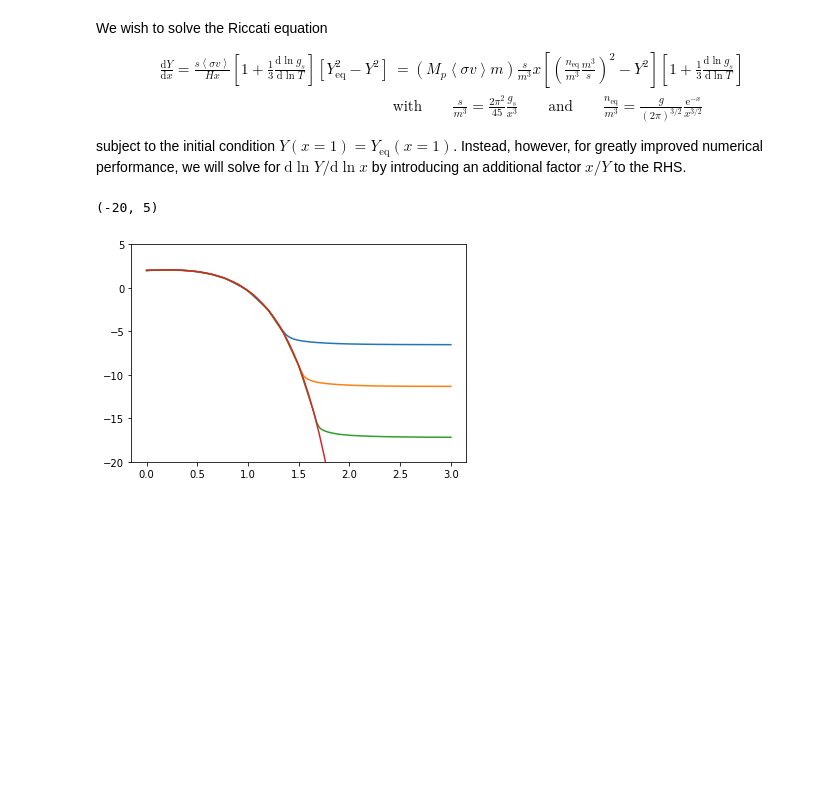
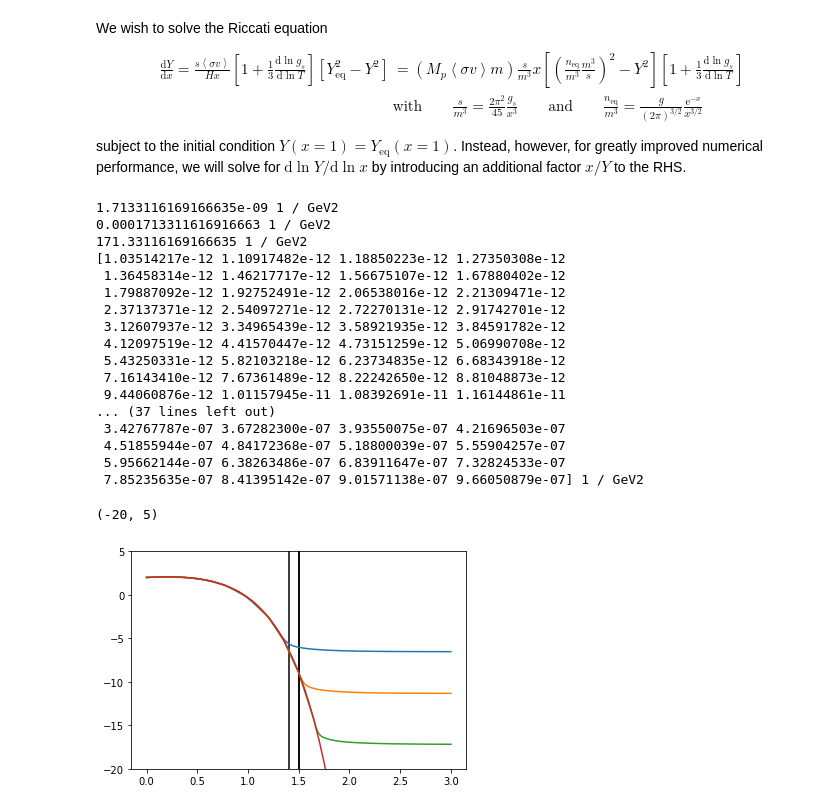
Before and after one commit to adam-coogan/gss19_sterile_nus, a Jupyter notebook: notebooks/week_1.ipynb, the cells around one changed output. Drawn from its saved outputs; the diff is of its cells as text; code cells hidden in the pictures; blank space fills up the shorter version.

```diff
--- a/notebooks/week_1.ipynb
+++ b/notebooks/week_1.ipynb
@@ -125,25 +125,48 @@ def Riccati(x, y, m, A, g=1):
     s = s_overm3(x, gsm(m/x))
     return A * s * x * ((neq_overm3(x, g)/s)**2 - y**2) * (1 + lngsmderiv(m/x) / 3)
 # %%
-m = 100*units.GeV
+m1 = 100*units.GeV
 # %%
 log10xmax = 3
-y0 = Yeq(1, gsm(m))
+y0 = Yeq(1, gsm(m1))
+
+xinterpr = interp2d(m, sigma, x_fo)
+
 for sexp in (-26, -21, -15):
-    sigma = 2*10**sexp * (units.cm**3/units.s)/C.c
-    sigma = (sigma/(C.hbar*C.c)**2).to(units.GeV**(-2))
+    sigma1 = 2*10**sexp * (units.cm**3/units.s)/C.c
+    sigma1 = (sigma1/(C.hbar*C.c)**2).to(units.GeV**(-2))
     sol = solve_ivp(lambda logx, logy:
                         Riccati(np.exp(logx), np.exp(logy),
-                                m, Mp*m*sigma)
+                                m1, Mp*m1*sigma1)
                         * np.exp(logx-logy),
                     (0, log10xmax*np.log(10)), [np.log(y0)],
                     method='BDF')
     plt.plot(sol.t/np.log(10), 2 + sol.y[0]/np.log(10)-np.log10(y0))
+    plt.vlines(np.log10(xinterpr(m1,sigma1)),-20,5)
+    print(sigma1)
+print(sigma)
 plt.plot(np.linspace(0, 5, 101),
          2 + np.log10(Yeq(np.logspace(0, 5, 101),
-                          gsm(m / np.logspace(0, 5, 101)))
+                          gsm(m1 / np.logspace(0, 5, 101)))
                       / y0))
 plt.ylim(-20, 5)
 # %% [output]
-(-20, 5)
+1.7133116169166635e-09 1 / GeV2
+0.0001713311616916663 1 / GeV2
+171.33116169166635 1 / GeV2
+[1.03514217e-12 1.10917482e-12 1.18850223e-12 1.27350308e-12
+ 1.36458314e-12 1.46217717e-12 1.56675107e-12 1.67880402e-12
+ 1.79887092e-12 1.92752491e-12 2.06538016e-12 2.21309471e-12
+ 2.37137371e-12 2.54097271e-12 2.72270131e-12 2.91742701e-12
+ 3.12607937e-12 3.34965439e-12 3.58921935e-12 3.84591782e-12
+ 4.12097519e-12 4.41570447e-12 4.73151259e-12 5.06990708e-12
+ 5.43250331e-12 5.82103218e-12 6.23734835e-12 6.68343918e-12
+ 7.16143410e-12 7.67361489e-12 8.22242650e-12 8.81048873e-12
+ 9.44060876e-12 1.01157945e-11 1.08392691e-11 1.16144861e-11
+... (37 lines left out)
+ 3.42767787e-07 3.67282300e-07 3.93550075e-07 4.21696503e-07
+ 4.51855944e-07 4.84172368e-07 5.18800039e-07 5.55904257e-07
+ 5.95662144e-07 6.38263486e-07 6.83911647e-07 7.32824533e-07
+ 7.85235635e-07 8.41395142e-07 9.01571138e-07 9.66050879e-07] 1 / GeV2
+(-20, 5)
-[figure, old version]
+[figure, new version]
```
Also changed, not shown: parts of 5 cells of this notebook.
